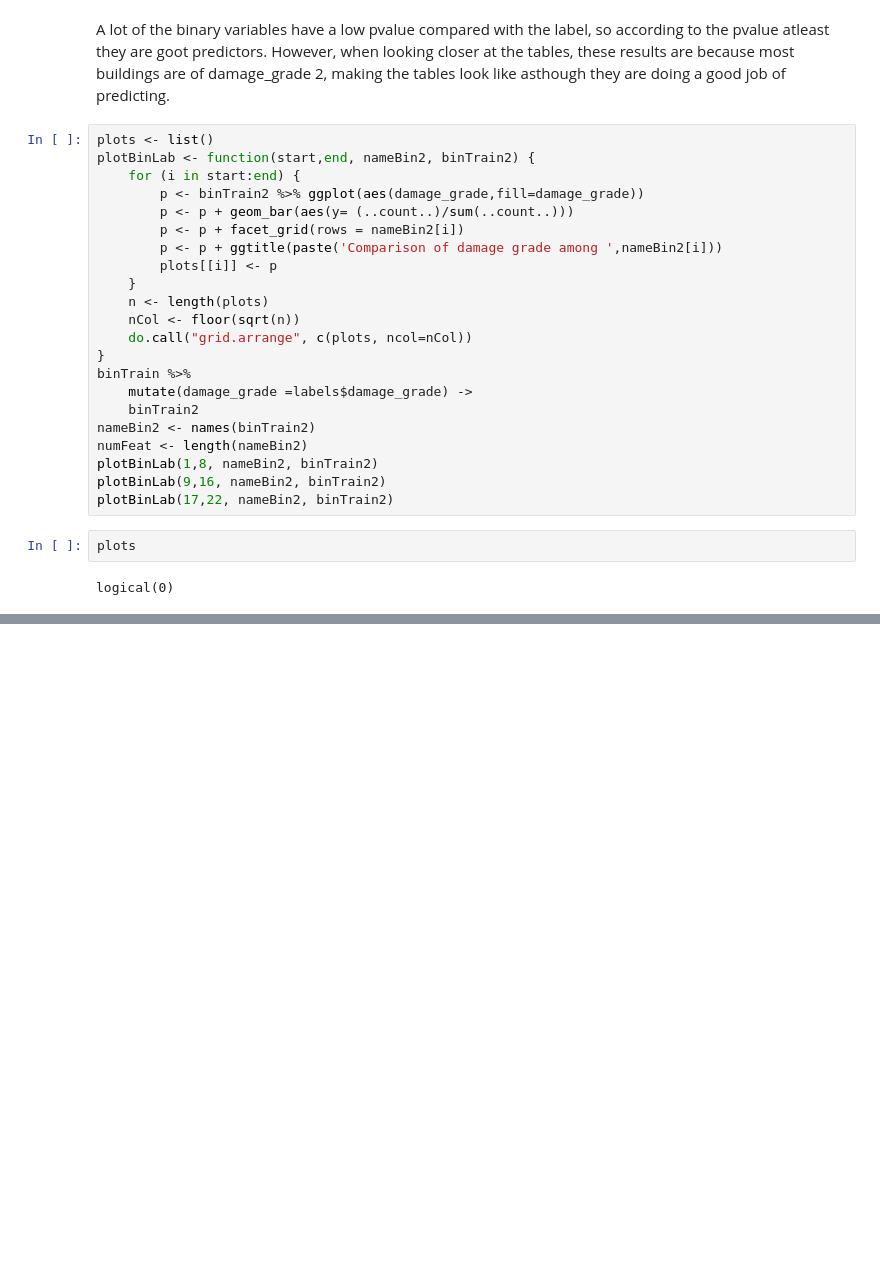
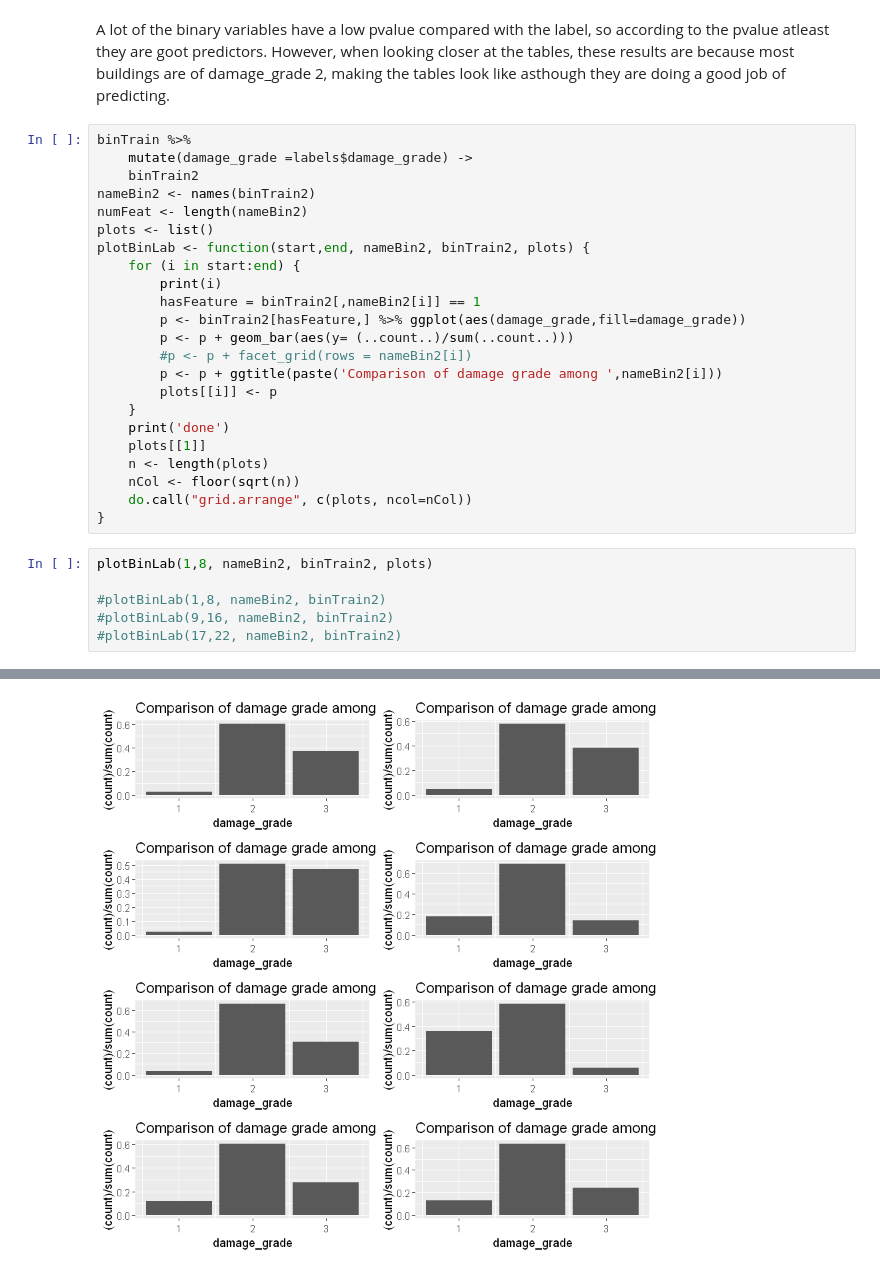
Before and after one commit to fzhanna/Earthquake_Damage_Predictor-1, a Jupyter notebook: Preprocess_Analysis/Analysis.ipynb, the cells around one changed output, grey strips where cells are left out. Cells and saved outputs as stored; diff of their text form; blank space fills up the shorter version.

Commit message:
Bar plots for binary variables working

```diff
--- a/Preprocess_Analysis/Analysis.ipynb
+++ b/Preprocess_Analysis/Analysis.ipynb
@@ -247,28 +239,32 @@ Table for variable  has_secondary_use_other
 # %% [markdown]
 A lot of the binary variables have a low pvalue compared with the label, so according to the pvalue atleast they are goot predictors. However, when looking closer at the tables, these results are because most buildings are of damage_grade 2, making the tables look like asthough they are doing a good job of predicting.
 # %%
-plots <- list()
-plotBinLab <- function(start,end, nameBin2, binTrain2) {
-    for (i in start:end) {
-        p <- binTrain2 %>% ggplot(aes(damage_grade,fill=damage_grade))
-        p <- p + geom_bar(aes(y= (..count..)/sum(..count..)))
-        p <- p + facet_grid(rows = nameBin2[i])
-        p <- p + ggtitle(paste('Comparison of damage grade among ',nameBin2[i]))
-        plots[[i]] <- p
-    }
-    n <- length(plots)
-    nCol <- floor(sqrt(n))
-    do.call("grid.arrange", c(plots, ncol=nCol))
-}
 binTrain %>%
     mutate(damage_grade =labels$damage_grade) ->
     binTrain2
 nameBin2 <- names(binTrain2)
 numFeat <- length(nameBin2)
-plotBinLab(1,8, nameBin2, binTrain2)
-plotBinLab(9,16, nameBin2, binTrain2)
-plotBinLab(17,22, nameBin2, binTrain2)
+plots <- list()
+plotBinLab <- function(start,end, nameBin2, binTrain2, plots) {
+    for (i in start:end) {
+        print(i)
+        hasFeature = binTrain2[,nameBin2[i]] == 1
+        p <- binTrain2[hasFeature,] %>% ggplot(aes(damage_grade,fill=damage_grade))
+        p <- p + geom_bar(aes(y= (..count..)/sum(..count..)))
+        #p <- p + facet_grid(rows = nameBin2[i])
+        p <- p + ggtitle(paste('Comparison of damage grade among ',nameBin2[i]))
+        plots[[i]] <- p
+    }
+    print('done')
+    plots[[1]]
+    n <- length(plots)
+    nCol <- floor(sqrt(n))
+    do.call("grid.arrange", c(plots, ncol=nCol))
+}
-# %%
-plots
-# %% [output]
-logical(0)
+# %%
+plotBinLab(1,8, nameBin2, binTrain2, plots)
+
+#plotBinLab(1,8, nameBin2, binTrain2)
+#plotBinLab(9,16, nameBin2, binTrain2)
+#plotBinLab(17,22, nameBin2, binTrain2)
+# %% [output]
@@ -274,0 +280 @@ logical(0)
+[figure, added]
```
Also changed, not shown: parts of 3 cells of this notebook.
